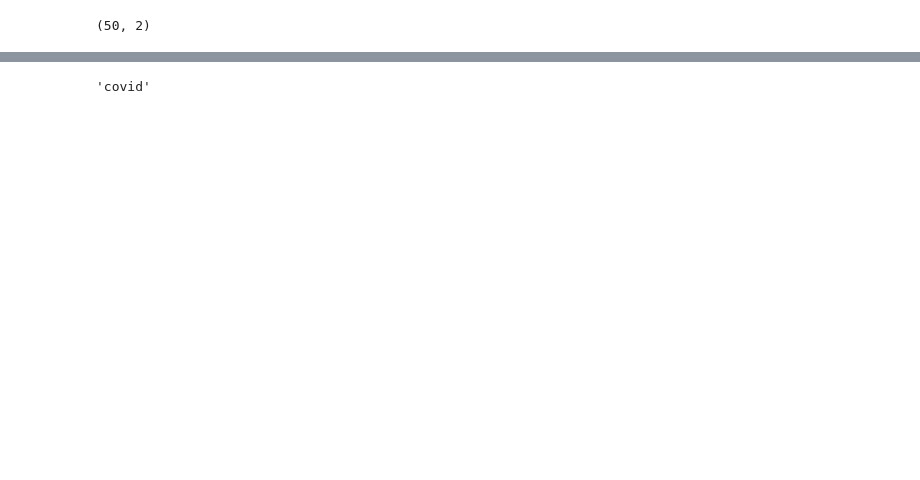
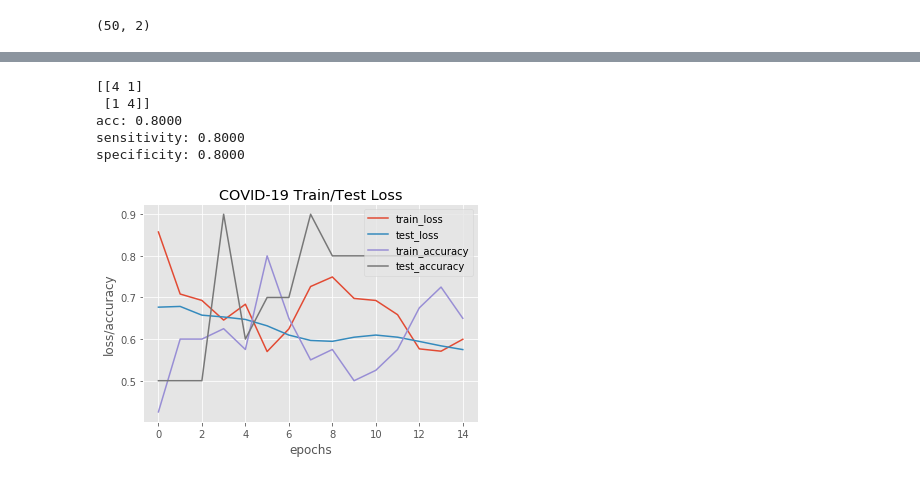
Before and after one commit to anandsm7/covid_19_x_ray_classification, a Jupyter notebook: covid_19.ipynb, the cells around one changed output, grey strips where cells are left out. Saved outputs shown, nothing was run; the diff lists cells and outputs as text; code cells hidden in the pictures; blank space fills up the shorter version.

```diff
--- a/covid_19.ipynb
+++ b/covid_19.ipynb
@@ -98,8 +99,6 @@ base_model = VGG16(weights="imagenet",include_top=False,
 headModel = base_model.output
 headModel = AveragePooling2D(pool_size=(4, 4))(headModel)
 headModel = Flatten(name="flatten")(headModel)
-headModel = Dense(32, activation="relu")(headModel)
-headModel = Dropout(0.5)(headModel)
 headModel = Dense(64, activation="relu")(headModel)
 headModel = Dropout(0.5)(headModel)
 headModel = Dense(2, activation="softmax")(headModel)
@@ -111,11 +110,12 @@ for layer in base_model.layers:
 # %%
 #few hyperparameters
 lr = 1e-3
-epochs = 25
-batch_size = 8
+epochs = 15
+batch_size = 5
 # %%
-model.compile(optimizer=Adam(lr=lr,decay = lr/epochs),loss='binary_crossentropy',
-             matrics=['accuracy'])
+model.compile(optimizer=Adam(decay = lr/epochs),
+              loss='binary_crossentropy',
+              metrics=['accuracy'])
 # %%
 hist = model.fit_generator(
         dataAug.flow(X_train,y_train,batch_size=batch_size),
@@ -176,4 +163,0 @@ res = model.predict(test_img.reshape(-1,224,224,3))
-# %%
-lbl.classes_[np.argmax(res)]
-# %% [output]
-'covid'
@@ -179,0 +170,26 @@ lbl.classes_[np.argmax(res)]
+# %%
+print(cm)
+print("acc: {:.4f}".format(acc))
+print("sensitivity: {:.4f}".format(sensitivity))
+print("specificity: {:.4f}".format(specificity))
+# %% [output]
+[[4 1]
+ [1 4]]
+acc: 0.8000
+sensitivity: 0.8000
+specificity: 0.8000
+# %%
+N = epochs
+plt.style.use("ggplot")
+plt.figure()
+plt.plot(np.arange(0,N),hist.history["loss"],label="train_loss")
+plt.plot(np.arange(0,N),hist.history["val_loss"],label="test_loss")
+plt.plot(np.arange(0,N),hist.history["accuracy"],label="train_accuracy")
+plt.plot(np.arange(0,N),hist.history["val_accuracy"],label="test_accuracy")
+plt.title("COVID-19 Train/Test Loss")
+plt.xlabel("epochs")
+plt.ylabel("loss/accuracy")
+plt.legend(loc="upper right")
+plt.savefig("report.jpg")
+# %% [output]
+[figure, added]
```
Also changed, not shown: parts of 19 cells of this notebook, 36 other files.
